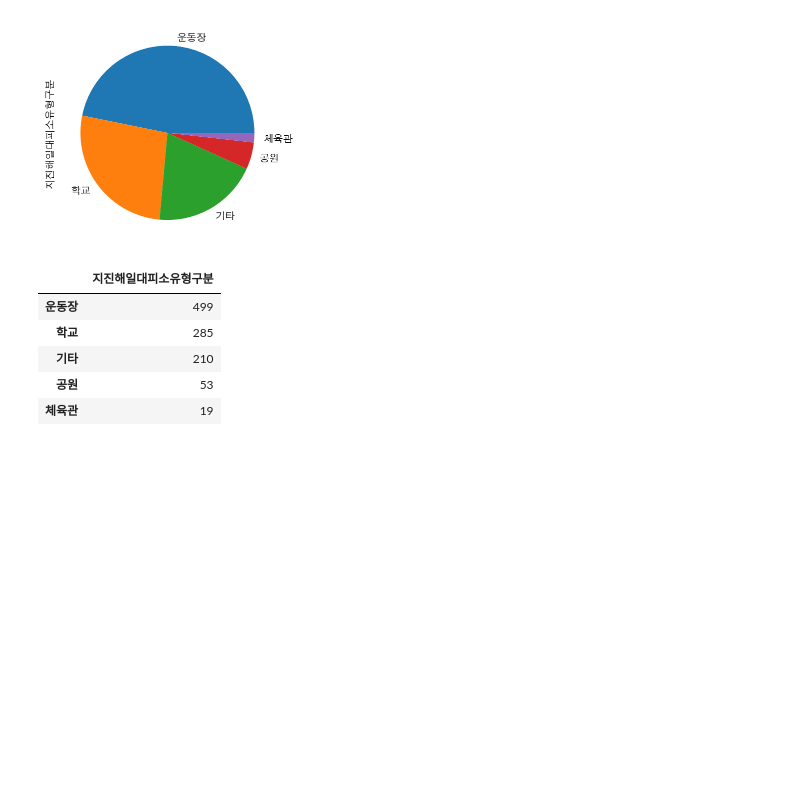
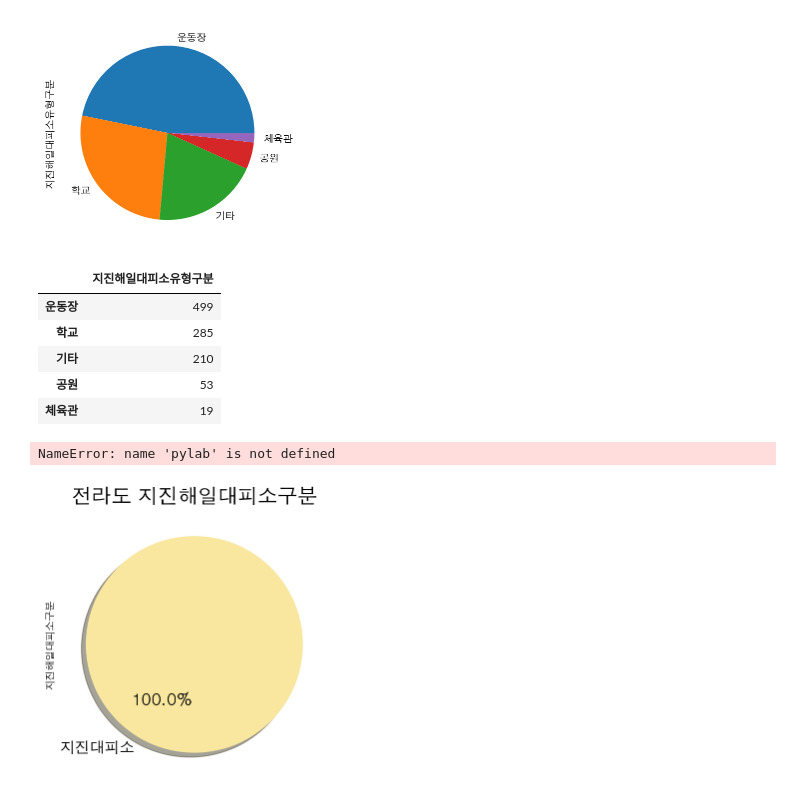
Before and after one commit to canary4651/TIL, a Jupyter notebook: jupyter/공공데이터.ipynb, the cells around one changed output. Drawn from its saved outputs; the diff is of its cells as text; code cells hidden in the pictures; blank space fills up the shorter version.

```diff
--- a/jupyter/공공데이터.ipynb
+++ b/jupyter/공공데이터.ipynb
@@ -381,3 +353,19 @@ pd.DataFrame(data)
 | 기타 | 210 |
 | 공원 | 53 |
 | 체육관 | 19 |
+# %%
+labels=['지진대피소', '지진해일대피소']
+jrd['지진해일대피소구분'].value_counts().plot.pie(labels = labels
+                    ,colors= ['#F9E79F', '#AED6F1']
+                    ,startangle = 60
+                    ,shadow = True
+                    ,autopct = '%1.1f%%'
+                    #,explode = (0,0.1)
+                    ,figsize=(5, 5)
+                    ,fontsize = 15)
+plt.title('전라도 지진해일대피소구분', fontsize=20)
+
+pylab.ylabel('')
+# %% [output]
+NameError: name 'pylab' is not defined
+[figure, added]
```
Also changed, not shown: parts of 8 cells of this notebook, 3 other files.
